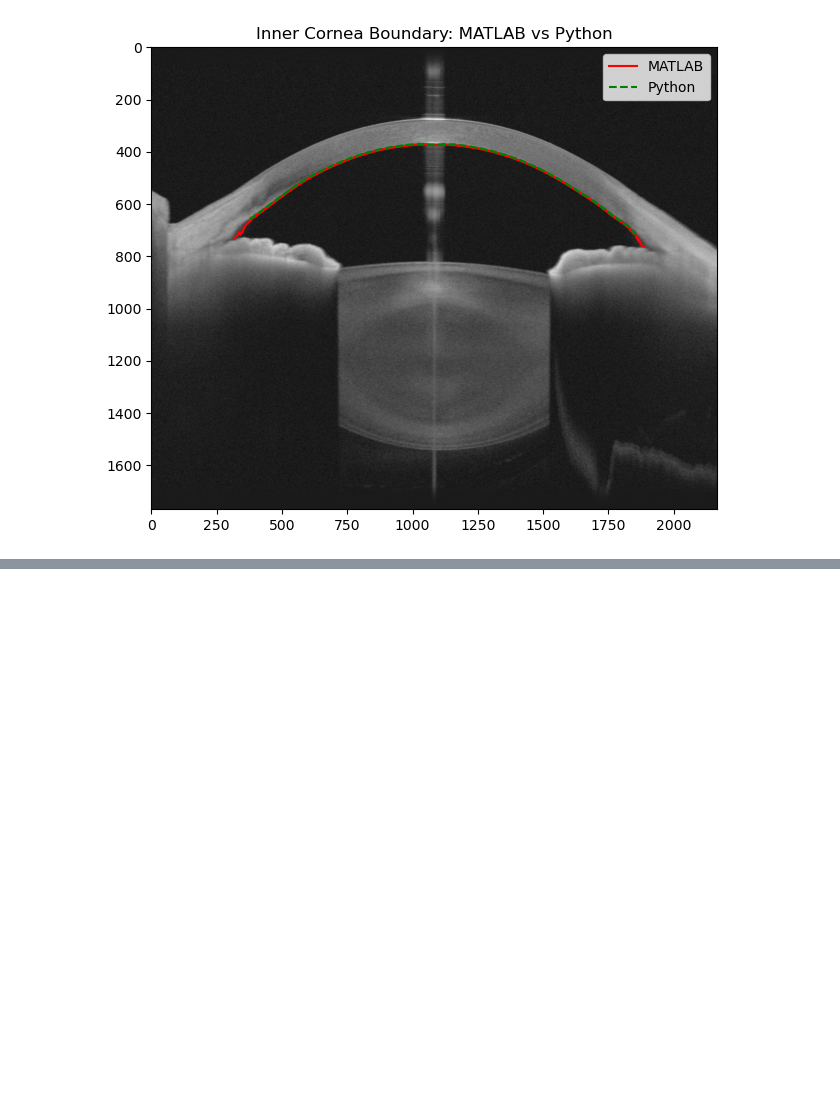
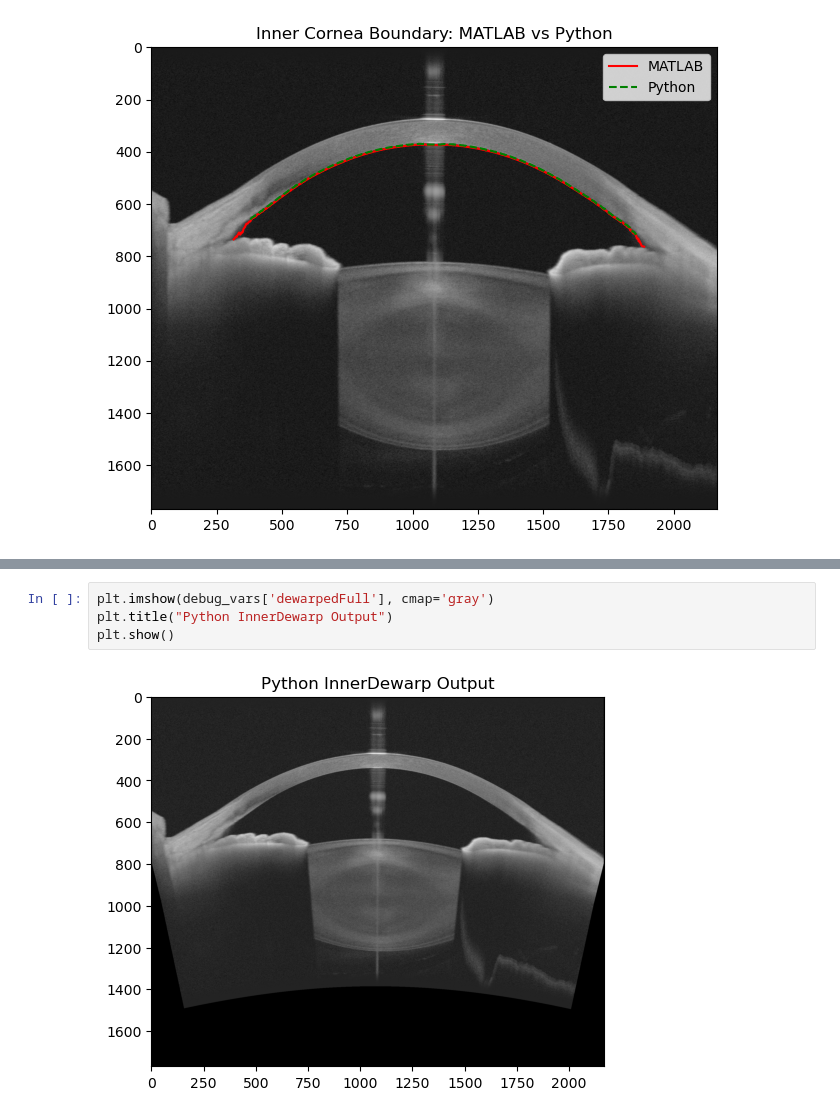
Before and after one commit to egunadi/bme528-project7, a Jupyter notebook: notebook/0002_HVS001_OS_Scan_1.ipynb, the cells around one changed output, grey strips where cells are left out. Drawn from its saved outputs; the diff is of its cells as text; blank space fills up the shorter version.

```diff
--- a/notebook/0002_HVS001_OS_Scan_1.ipynb
+++ b/notebook/0002_HVS001_OS_Scan_1.ipynb
@@ -311,0 +485,6 @@ plt.show()
+# %%
+plt.imshow(debug_vars['dewarpedFull'], cmap='gray')
+plt.title("Python InnerDewarp Output")
+plt.show()
+# %% [output]
+[figure, added]
```
Also changed, not shown: parts of 19 cells of this notebook, 3 other files.
